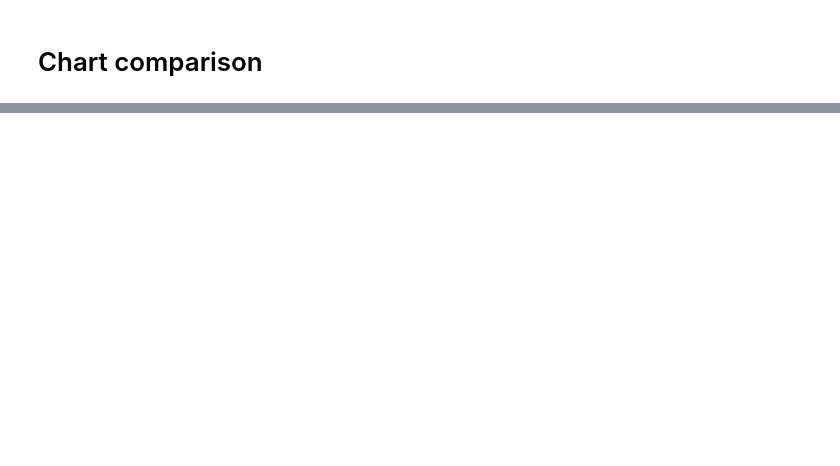
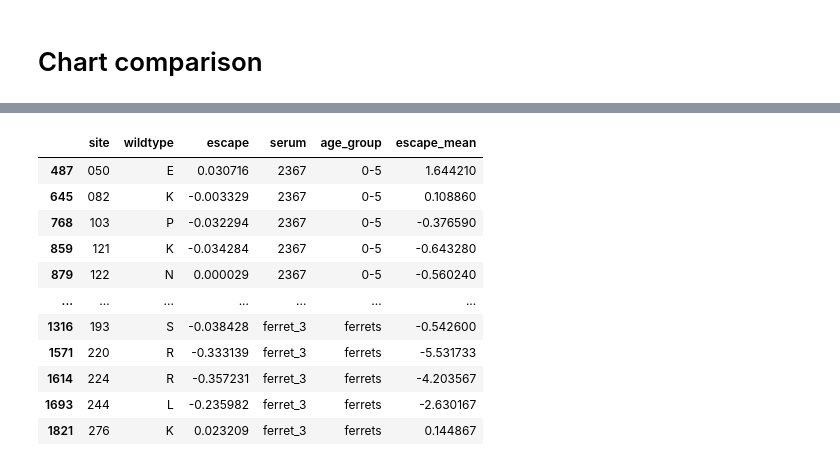
Before and after one commit to sorsinelli/flu_h3_hk19_dms_ic50, a Jupyter notebook: scratch_notebooks/figure_drafts/sitewise_escape.ipynb, the cells around one changed output, grey strips where cells are left out. Saved outputs shown, nothing was run; the diff lists cells and outputs as text; code cells hidden in the pictures; blank space fills up the shorter version.

```diff
--- a/scratch_notebooks/figure_drafts/sitewise_escape.ipynb
+++ b/scratch_notebooks/figure_drafts/sitewise_escape.ipynb
@@ -373,0 +398,80 @@ faceted_lineplot_full
+# %%
+# initialize list of key sites, plus samples in each age cohort
+site_list = [50, 82, 103, 121, 122, 124, 131, 135, 137, 138, 145, 156, 157,
+              159, 160, 186, 188, 189, 193, 220, 224, 244, 276]
+
+peds = [2367, 3944, 2462, 2389, 2323, 2388, 2463, 3973, 4299, 4584]
+teens = [2343, 2350, 2365, 2382, 3866, 2380, 3856, 3857, 3862, 3895]
+adults = ['33C', '34C', '197C', '199C', '215C', '210C', '74C', '68C', '150C', '18C']
+ferrets = ['ferret_1', 'ferret_2', 'ferret_3']
+
+sample_lists = [peds, teens, adults, ferrets]
+cohorts = ['0-5', '15-18', '40-45', 'ferrets']
+summed_escapes_filtered = []
+mean_escapes_filtered = []
+
+i=0 # for looping through age cohort definitions
+
+# start by getting full escape df filtered to key sites
+for list in sample_lists:
+    escape_sum = get_escapes(list, cohorts[i], 'sum', site_list)
+    escape_mean = get_escapes(list, cohorts[i], 'mean', site_list)
+
+    summed_escapes_filtered.append(escape_sum)
+    mean_escapes_filtered.append(escape_mean)
+
+    i+=1
+
+filtered_df_sum = pd.concat(summed_escapes_filtered)
+filtered_df_mean = pd.concat(mean_escapes_filtered)
+
+site_dict = {'50': '050',
+             '62': '062',
+             '82': '082',
+             '94': '094'}
+
+filtered_df_sum['site'] = filtered_df_sum['site'].apply(
+    lambda x: site_dict[x] if x in site_dict else x
+)
+filtered_df_mean['site'] = filtered_df_mean['site'].apply(
+    lambda x: site_dict[x] if x in site_dict else x
+)
+
+filtered_df_sum['serum'] = filtered_df_sum['serum'].astype(str)
+filtered_df_mean['serum'] = filtered_df_mean['serum'].astype(str)
+
+# add 'escape_mean' columns of mean escape values per site within an age group
+filtered_df_sum['escape_mean'] = (
+    filtered_df_sum.groupby(['site', 'age_group'])['escape']
+    .transform('mean')
+)
+
+filtered_df_mean['escape_mean'] = (
+    filtered_df_sum.groupby(['site', 'age_group'])['escape']
+    .transform('mean')
+)
+
+# full_df_filtered['summed_escape_mean'] = (
+#     full_df_filtered.groupby(['site', 'age_group'])['summed_escape']
+#     .transform('mean')
+# )
+
+# full_df_filtered['mean_escape_mean'] = (
+#     full_df_filtered.groupby(['site', 'age_group'])['mean_escape']
+#     .transform('mean')
+# )
+
+filtered_df_mean
+# %% [output]
+|  | site | wildtype | escape | serum | age_group | escape_mean |
+| 487 | 050 | E | 0.030716 | 2367 | 0-5 | 1.644210 |
+| 645 | 082 | K | -0.003329 | 2367 | 0-5 | 0.108860 |
+| 768 | 103 | P | -0.032294 | 2367 | 0-5 | -0.376590 |
+| 859 | 121 | K | -0.034284 | 2367 | 0-5 | -0.643280 |
+| 879 | 122 | N | 0.000029 | 2367 | 0-5 | -0.560240 |
+| ... | ... | ... | ... | ... | ... | ... |
+| 1316 | 193 | S | -0.038428 | ferret_3 | ferrets | -0.542600 |
+| 1571 | 220 | R | -0.333139 | ferret_3 | ferrets | -5.531733 |
+| 1614 | 224 | R | -0.357231 | ferret_3 | ferrets | -4.203567 |
+| 1693 | 244 | L | -0.235982 | ferret_3 | ferrets | -2.630167 |
+| 1821 | 276 | K | 0.023209 | ferret_3 | ferrets | 0.144867 |
```
Also changed, not shown: parts of 10 cells of this notebook, 10 other files.
